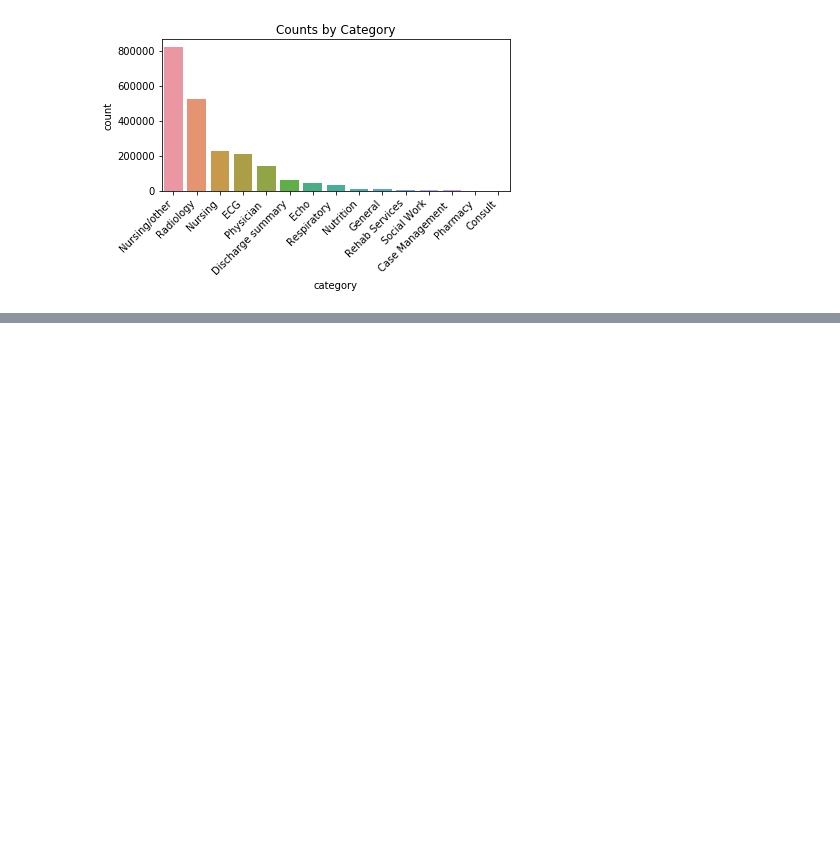
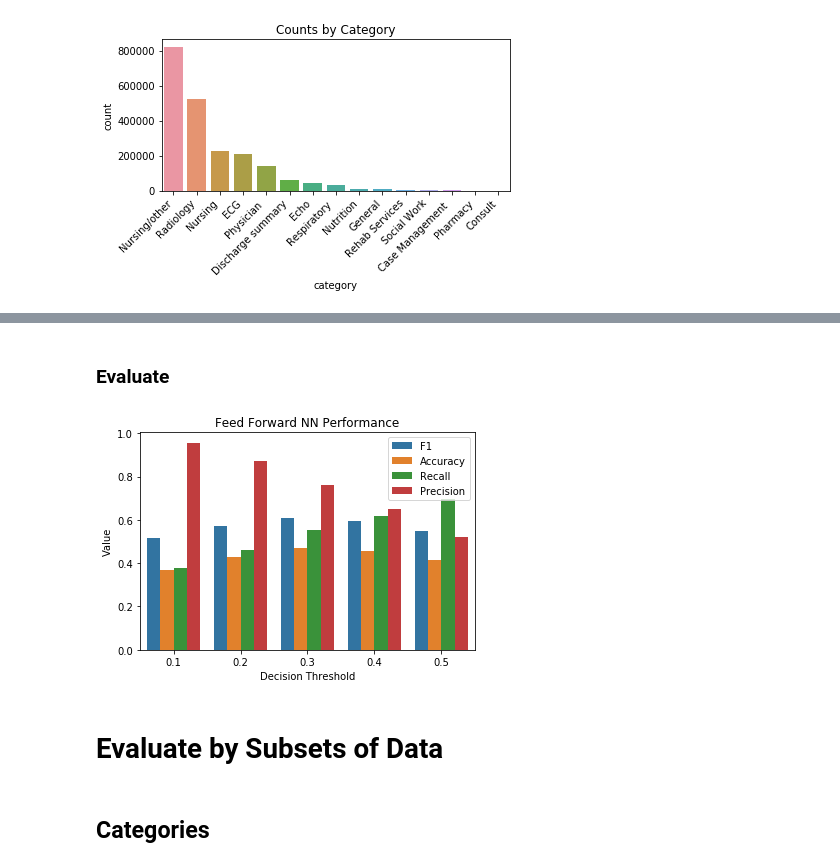
Before and after one commit to cccdenhart/icd-tagging, a Jupyter notebook: report.ipynb, the cells around one changed output, grey strips where cells are left out. Saved outputs shown, nothing was run; the diff lists cells and outputs as text; code cells hidden in the pictures; blank space fills up the shorter version.

```diff
--- a/report.ipynb
+++ b/report.ipynb
@@ -235,0 +270,7 @@ results_df = pd.DataFrame.from_records(results)
+# %%
+# train MLP
+n_epochs = 30
+n_feats = trainset.X.shape[1]
+n_cats = len(top_level_roots)
+ffnn = FFNN(n_feats, 40, 40, n_cats)
+ffnn.run_train(trainloader, n_epochs)
@@ -235,0 +295,26 @@ results_df = pd.DataFrame.from_records(results)
+# %% [markdown]
+### Evaluate
+# %%
+# evaluate ffnn
+nn_preds = ffnn(torch.FloatTensor(X_test)).detach().numpy()
+# %%
+# get codes per note with probs
+un_thresholds = [0.1, 0.2, 0.3, 0.4, 0.5]
+y_preds = [[[top_level_roots[i] for i, prob in enumerate(obs) if prob > thresh]
+            for obs in nn_preds.tolist()] for thresh in un_thresholds]
+# %%
+# get evaluation metrics
+metrics = ([[calc_metrics(p, t, met) for p, t in zip(y_pred, y_test)] for y_pred in y_preds]
+           for met in ["acc", "rec", "prec", "f1"])
+mean_accs, mean_recs, mean_precs, mean_f1s = ([sum(met) / len(met) for met in mets] for mets in metrics)
+threshes = un_thresholds * 4
+met_labels = ["F1"] * len(mean_f1s) + ["Accuracy"] * len(mean_accs) + ["Recall"] * len(mean_recs) + ["Precision"] * len(mean_precs)
+metrics = mean_f1s + mean_accs + mean_recs + mean_precs
+# %%
+ax = sns.barplot(x=threshes, y=metrics, hue=met_labels)
+ax.set_title("Feed Forward NN Performance")
+ax.set(xlabel="Decision Threshold", ylabel="Value")
+plt.savefig("images/ffnn.png")
+plt.show()
+# %% [output]
+[figure, added]
@@ -235,0 +332,4 @@ results_df = pd.DataFrame.from_records(results)
+# %% [markdown]
+# Evaluate by Subsets of Data
+# %% [markdown]
+## Categories
```
Also changed, not shown: parts of 60 cells of this notebook, 5 other files.
